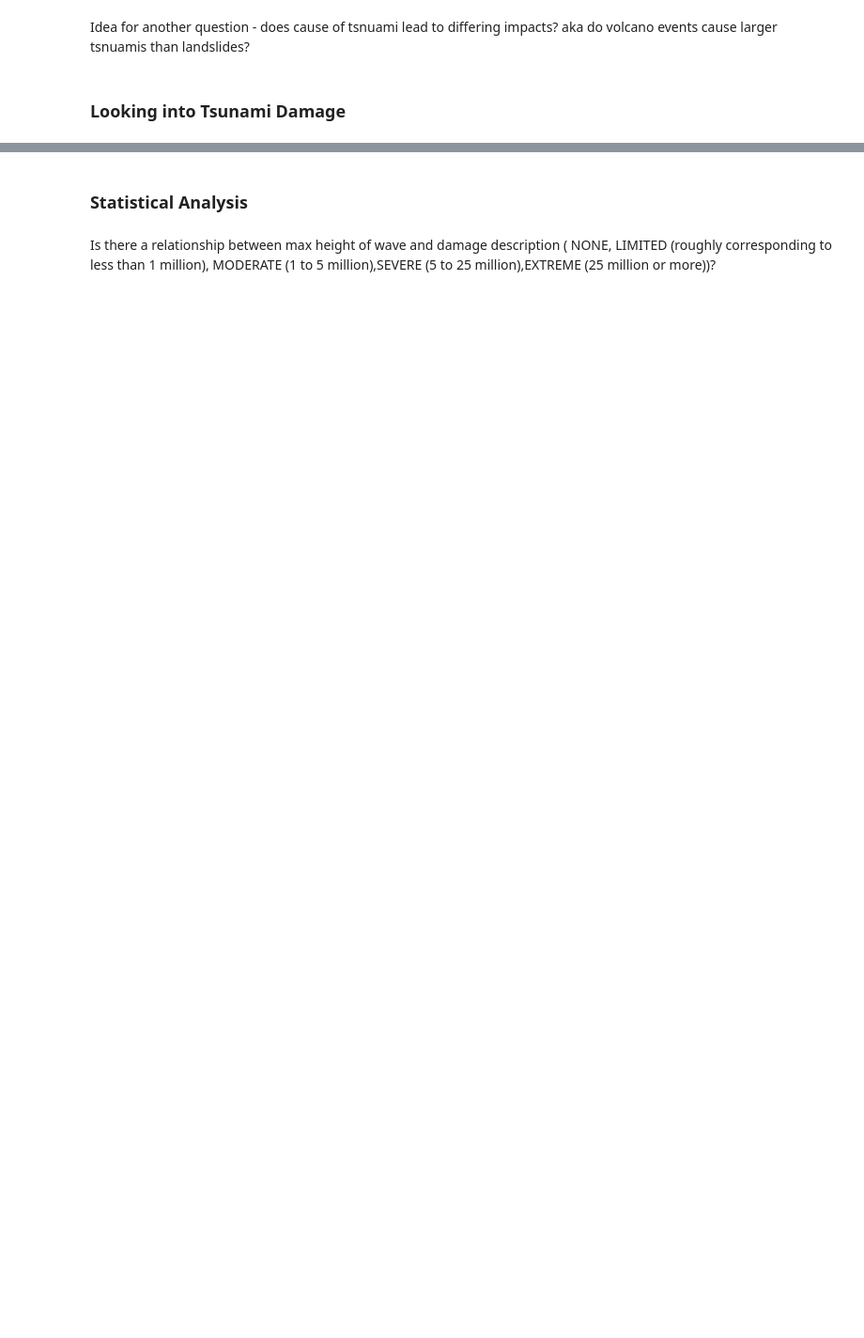
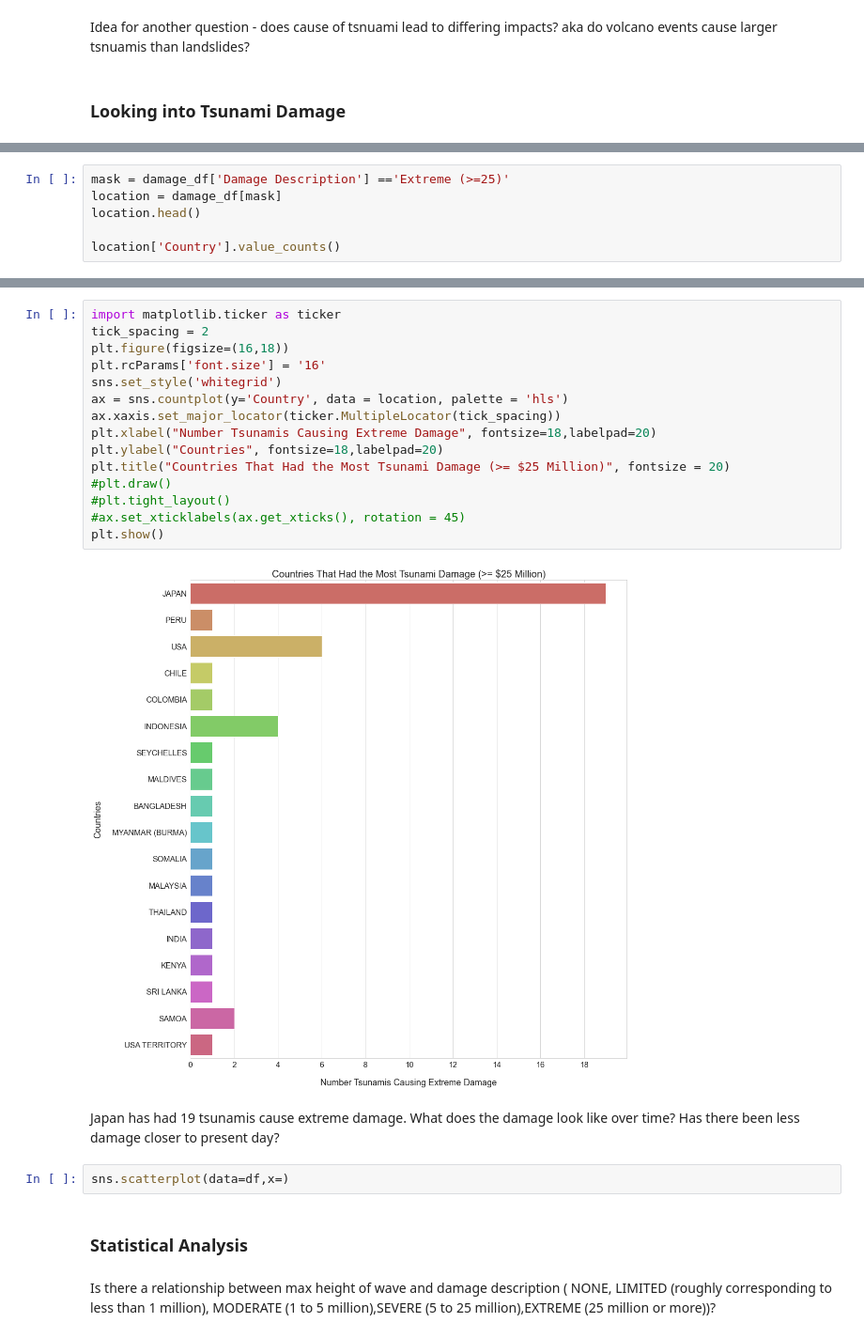
Before and after one commit to gbugieda/midtem-367-datascience, a Jupyter notebook: Messy-Tsunami-Impact.ipynb, the cells around one changed output, grey strips where cells are left out. Shown at 94% size. Saved outputs shown, nothing was run; the diff lists cells and outputs as text; blank space fills up the shorter version.

```diff
--- a/Messy-Tsunami-Impact.ipynb
+++ b/Messy-Tsunami-Impact.ipynb
@@ -239,0 +242,6 @@ AttributeError: module 'matplotlib.pyplot' has no attribute 'lineplot'
+# %%
+mask = damage_df['Damage Description'] =='Extreme (>=25)'
+location = damage_df[mask]
+location.head()
+
+location['Country'].value_counts()
@@ -240,3 +268,24 @@ AttributeError: module 'matplotlib.pyplot' has no attribute 'lineplot'
+# %%
+import matplotlib.ticker as ticker
+tick_spacing = 2
+plt.figure(figsize=(16,18))
+plt.rcParams['font.size'] = '16'
+sns.set_style('whitegrid')
+ax = sns.countplot(y='Country', data = location, palette = 'hls')
+ax.xaxis.set_major_locator(ticker.MultipleLocator(tick_spacing))
+plt.xlabel("Number Tsunamis Causing Extreme Damage", fontsize=18,labelpad=20)
+plt.ylabel("Countries", fontsize=18,labelpad=20)
+plt.title("Countries That Had the Most Tsunami Damage (>= $25 Million)", fontsize = 20)
+#plt.draw()
+#plt.tight_layout()
+#ax.set_xticklabels(ax.get_xticks(), rotation = 45)
+plt.show()
+# %% [output]
+[figure, added]
+# %% [markdown]
+Japan has had 19 tsunamis cause extreme damage.  What does the damage look like over time?  Has there been less damage closer to present day?
+# %%
+sns.scatterplot(data=df,x=)
 # %% [markdown]
 ### Statistical Analysis
 # %% [markdown]
```
Also changed, not shown: parts of 27 cells of this notebook, 1 other file.
